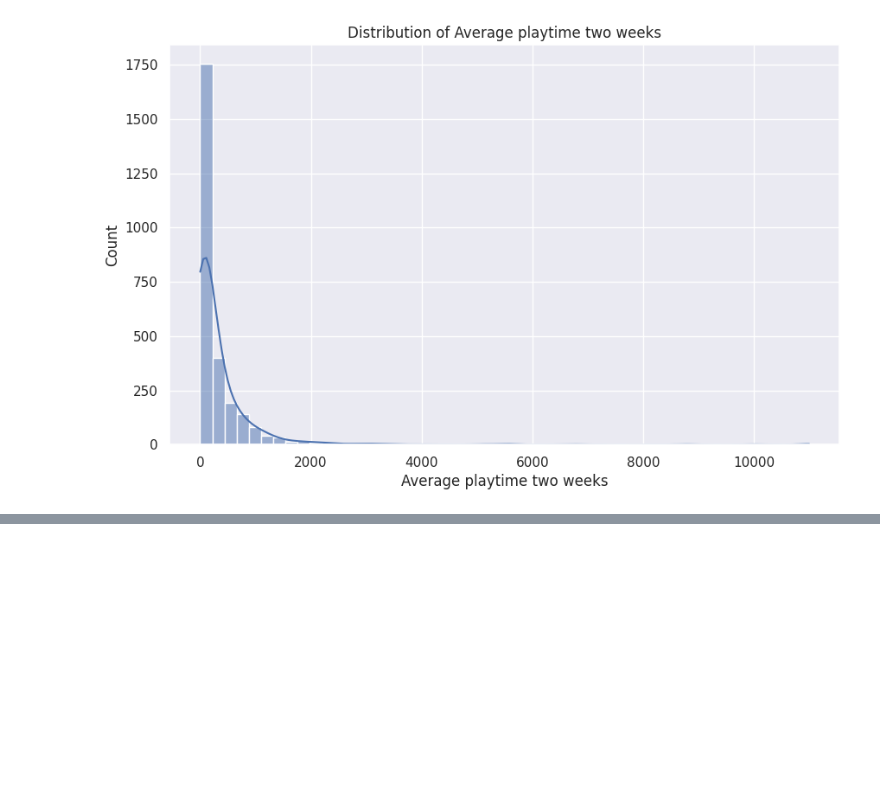
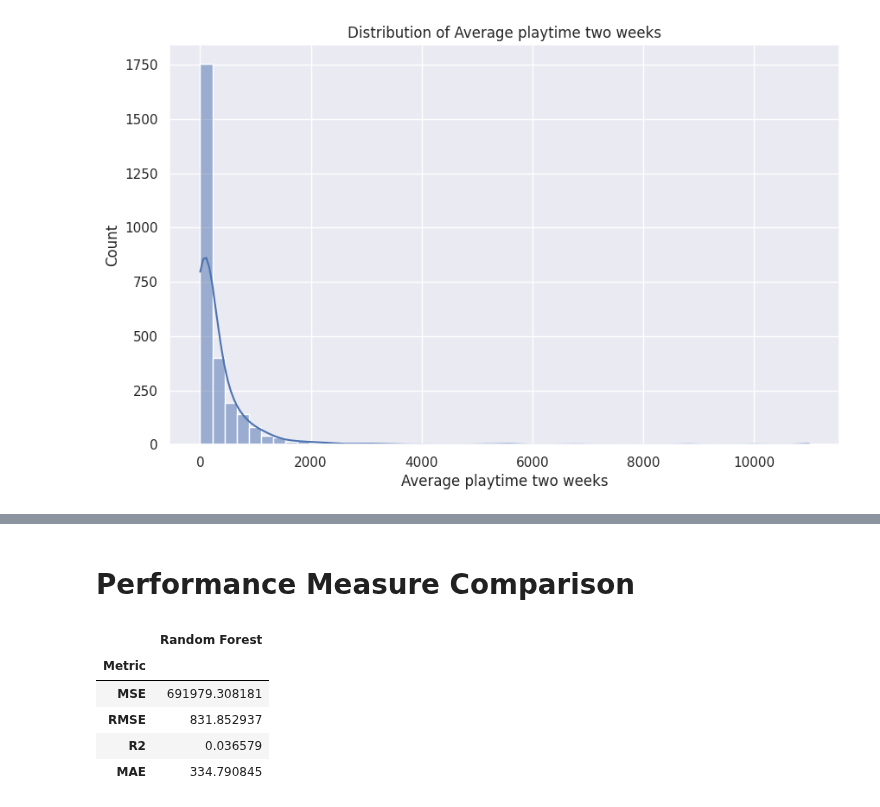
Before and after one commit to zakirangwala/esrb-wizard, a Jupyter notebook: notebooks/regression.ipynb, the cells around one changed output, grey strips where cells are left out. Cells and saved outputs as stored; diff of their text form; code cells hidden in the pictures; blank space fills up the shorter version.

```diff
--- a/notebooks/regression.ipynb
+++ b/notebooks/regression.ipynb
@@ -61,0 +236,43 @@ Apply XGBoost and identify important columns
+# %%
+# refit model based on best parameters
+regr_rf = RandomForestRegressor(
+    **best_params_rf,
+    random_state=42,
+    n_jobs=-1
+)
+
+y_train_pred = cross_val_predict(
+    regr_rf,
+    X_train,
+    y_train,
+    cv=kf
+)
+
+regr_rf.fit(X_train, y_train_log)
+
+# Evaluate training data
+print("\nTRAIN METRICS:")
+print("MSE:", mean_squared_error(y_train_log, y_train_pred))
+print("RMSE:", np.sqrt(mean_squared_error(y_train_log, y_train_pred)))
+print("R2:", r2_score(y_train_log, y_train_pred))
+print("MAE:", mean_absolute_error(y_train_log, y_train_pred))
+
+# Evaluate test data
+y_test_pred = regr_rf.predict(X_test)
+
+print("\nTEST METRICS:")
+print("MSE:", mean_squared_error(y_test_log, y_test_pred))
+print("RMSE:", np.sqrt(mean_squared_error(y_test_log, y_test_pred)))
+print("R2:", r2_score(y_test_log, y_test_pred))
+print("MAE:", mean_absolute_error(y_test_log, y_test_pred))
+
+# Store performance for comparison later
+reg_performance['Random Forest'] = [
+    mean_squared_error(y_test_log, y_test_pred),
+    np.sqrt(mean_squared_error(y_test_log, y_test_pred)),
+    r2_score(y_test_log, y_test_pred),
+    mean_absolute_error(y_test_log, y_test_pred)
+]
+
+# Save predictions for plotting later if needed
+y_test_pred_rf = y_test_pred
@@ -61,0 +438,11 @@ Apply XGBoost and identify important columns
+# %% [markdown]
+# Performance Measure Comparison
+# %%
+reg_performance.head(7)
+# %% [output]
+|  | Random Forest |
+| Metric |  |
+| MSE | 691979.308181 |
+| RMSE | 831.852937 |
+| R2 | 0.036579 |
+| MAE | 334.790845 |
```
Also changed, not shown: parts of 27 cells of this notebook.
